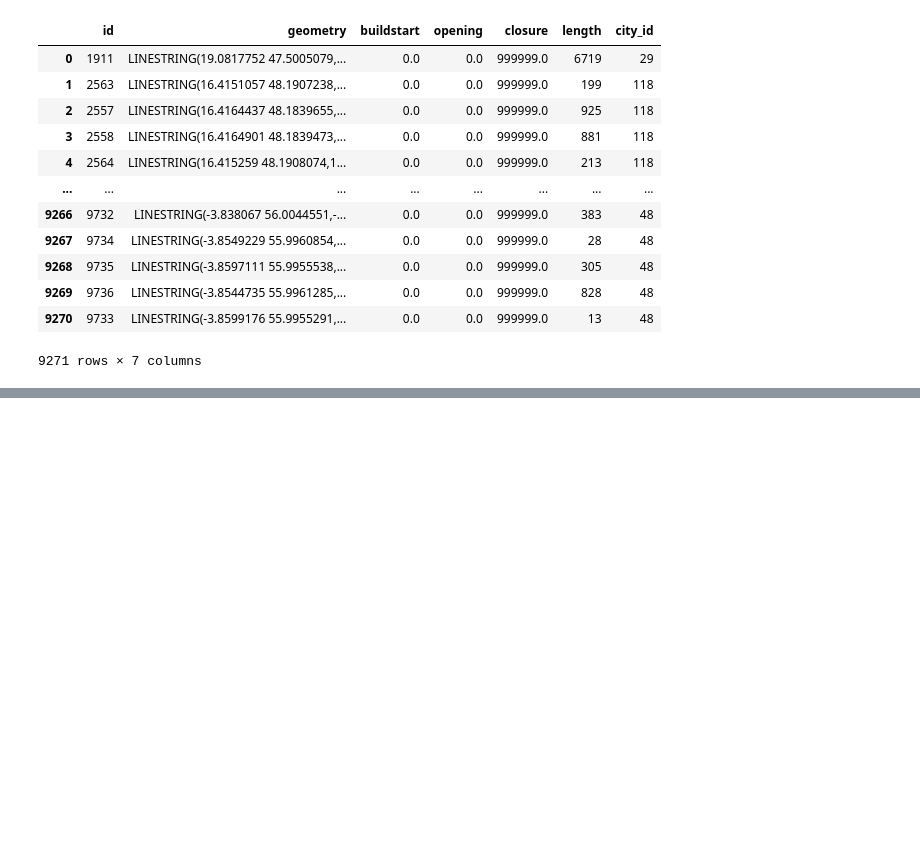
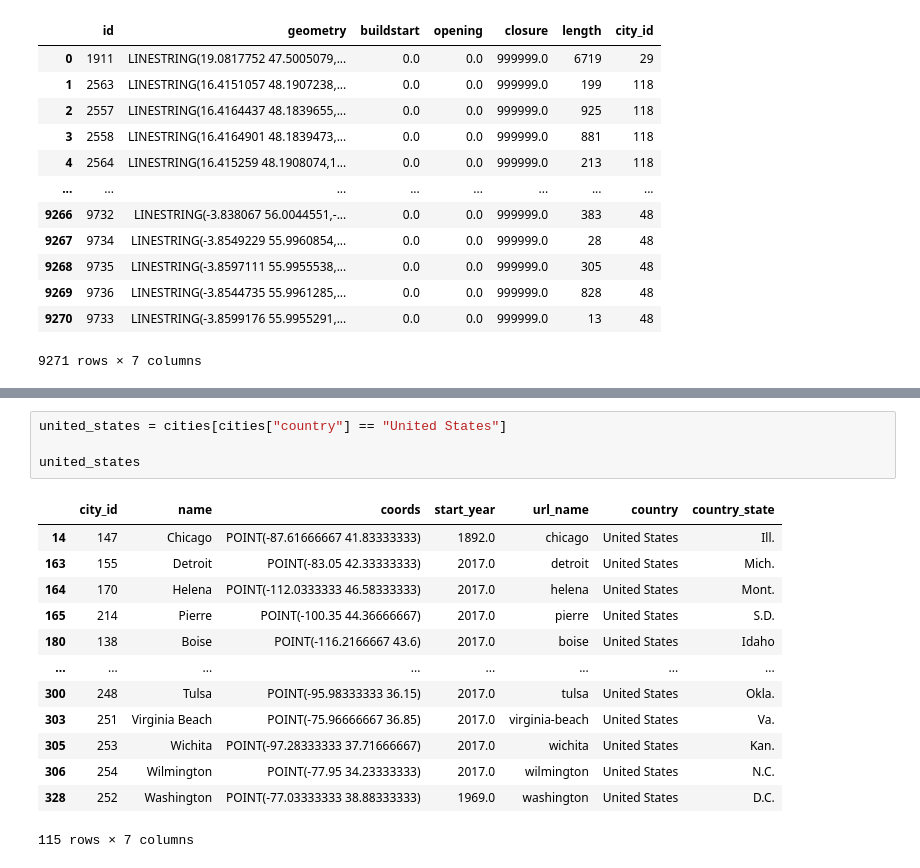
Before and after one commit to JaimeVRodriguez/transit_systems_of_word_eda, a Jupyter notebook: notebooks/testing.ipynb, the cells around one changed output, grey strips where cells are left out. Saved outputs shown, nothing was run; the diff lists cells and outputs as text; blank space fills up the shorter version.

```diff
--- a/notebooks/testing.ipynb
+++ b/notebooks/testing.ipynb
@@ -175,3 +184,21 @@ ax.bar(countries, values)
 French Guiana
 <BarContainer object of 7 artists>
 [figure]
+# %%
+united_states = cities[cities["country"] == "United States"]
+
+united_states
+# %% [output]
+|  | city_id | name | coords | start_year | url_name | country | country_state |
+| 14 | 147 | Chicago | POINT(-87.61666667 41.83333333) | 1892.0 | chicago | United States | Ill. |
+| 163 | 155 | Detroit | POINT(-83.05 42.33333333) | 2017.0 | detroit | United States | Mich. |
+| 164 | 170 | Helena | POINT(-112.0333333 46.58333333) | 2017.0 | helena | United States | Mont. |
+| 165 | 214 | Pierre | POINT(-100.35 44.36666667) | 2017.0 | pierre | United States | S.D. |
+| 180 | 138 | Boise | POINT(-116.2166667 43.6) | 2017.0 | boise | United States | Idaho |
+| ... | ... | ... | ... | ... | ... | ... | ... |
+| 300 | 248 | Tulsa | POINT(-95.98333333 36.15) | 2017.0 | tulsa | United States | Okla. |
+| 303 | 251 | Virginia Beach | POINT(-75.96666667 36.85) | 2017.0 | virginia-beach | United States | Va. |
+| 305 | 253 | Wichita | POINT(-97.28333333 37.71666667) | 2017.0 | wichita | United States | Kan. |
+| 306 | 254 | Wilmington | POINT(-77.95 34.23333333) | 2017.0 | wilmington | United States | N.C. |
+| 328 | 252 | Washington | POINT(-77.03333333 38.88333333) | 1969.0 | washington | United States | D.C. |
+115 rows × 7 columns
```
Also changed, not shown: parts of 2 cells of this notebook.
